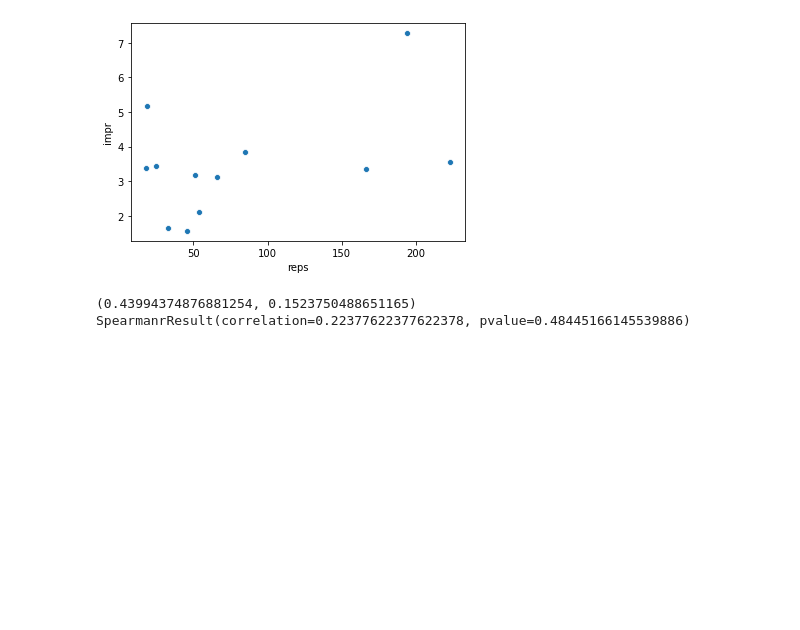
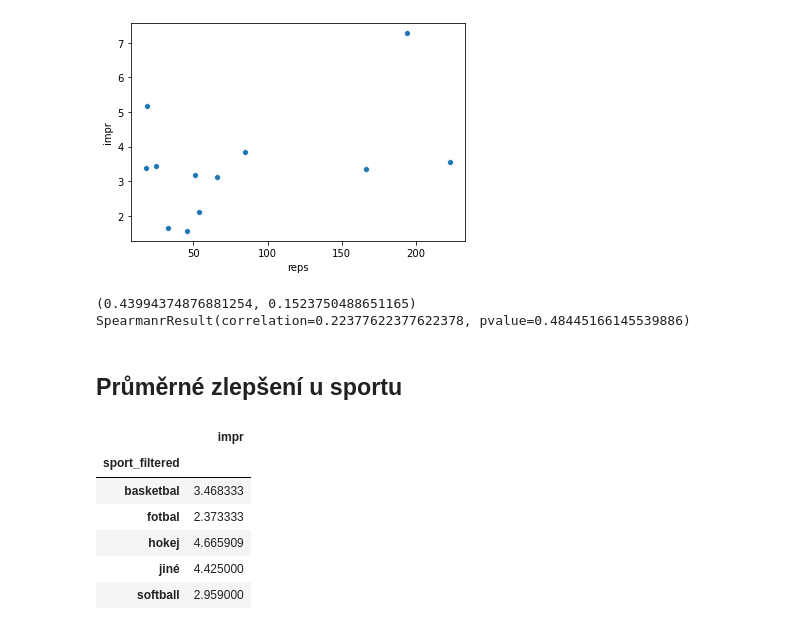
Before and after one commit to PavelHlubik/hoff2, a Jupyter notebook: main.ipynb, the cells around one changed output. Cells and saved outputs as stored; diff of their text form; code cells hidden in the pictures; blank space fills up the shorter version.

```diff
--- a/main.ipynb
+++ b/main.ipynb
@@ -134,3 +145,16 @@ print(scipy.stats.spearmanr(a=df_sport['reps'], b=df_sport['impr']))
 [figure]
 (0.43994374876881254, 0.1523750488651165)
 SpearmanrResult(correlation=0.22377622377622378, pvalue=0.48445166145539886)
+# %% [markdown]
+Průměrné zlepšení u sportu
+-------------------------------------
+# %%
+df.groupby('sport_filtered').mean()[['impr']]
+# %% [output]
+|  | impr |
+| sport_filtered |  |
+| basketbal | 3.468333 |
+| fotbal | 2.373333 |
+| hokej | 4.665909 |
+| jiné | 4.425000 |
+| softball | 2.959000 |
```
Also changed, not shown: parts of 9 cells of this notebook.
